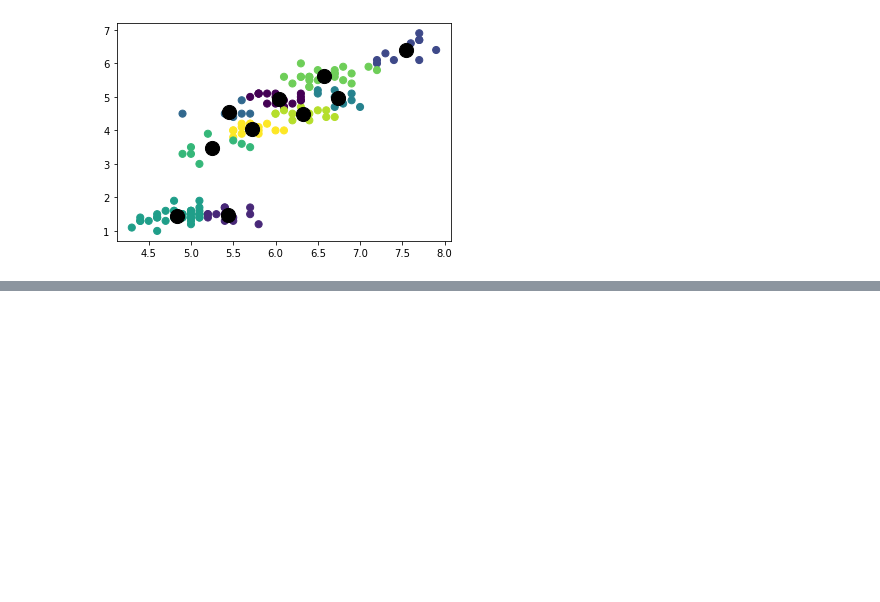
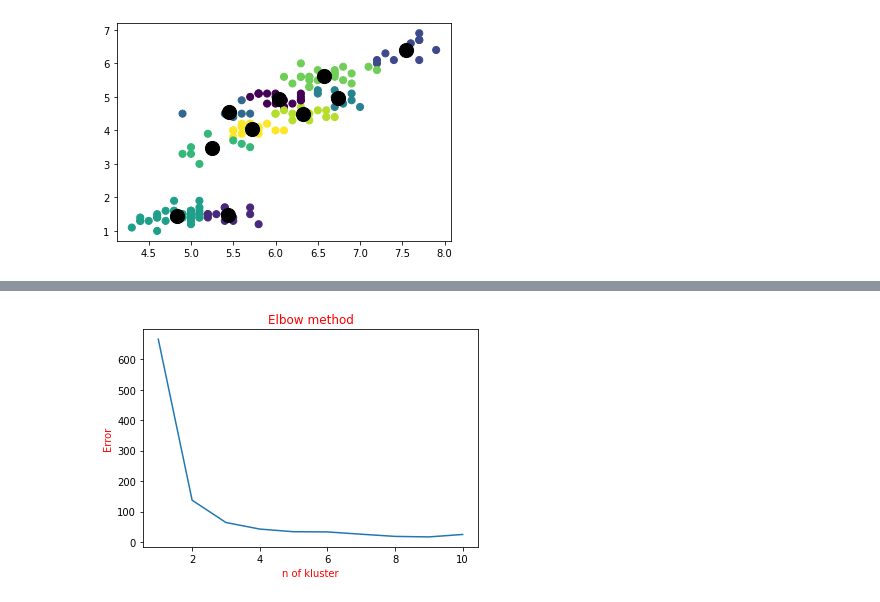
Before and after one commit to Ahmad223455322/Deep-la-rning-Linja-r_reg, a Jupyter notebook: Ahmad_Zarzar_kmeans2.ipynb, the cells around one changed output, grey strips where cells are left out. Saved outputs shown, nothing was run; the diff lists cells and outputs as text; code cells hidden in the pictures; blank space fills up the shorter version.

```diff
--- a/Ahmad_Zarzar_kmeans2.ipynb
+++ b/Ahmad_Zarzar_kmeans2.ipynb
@@ -174,0 +275,16 @@ for h in n_culster:
+# %%
+iris_data_trien = iris_data[['sepal length (cm)','sepal width (cm)','petal length (cm)','petal width (cm)']]
+# %%
+Erorr=[]
+x = pca_transformation(iris_data_trien)
+for i in range(1,11):
+    kmeans= KMeans(n_clusters=i).fit(x.values)
+    kmeans.fit(x.values)
+    Erorr.append(kmeans.inertia_)
+plt.plot(range(1,11),Erorr)
+plt.title('Elbow method',color='red')
+plt.xlabel('n of kluster',color='red')
+plt.ylabel('Error',color='red')
+plt.show()
+# %% [output]
+[figure, added]
```
Also changed, not shown: parts of 35 cells of this notebook, 3 other files.
